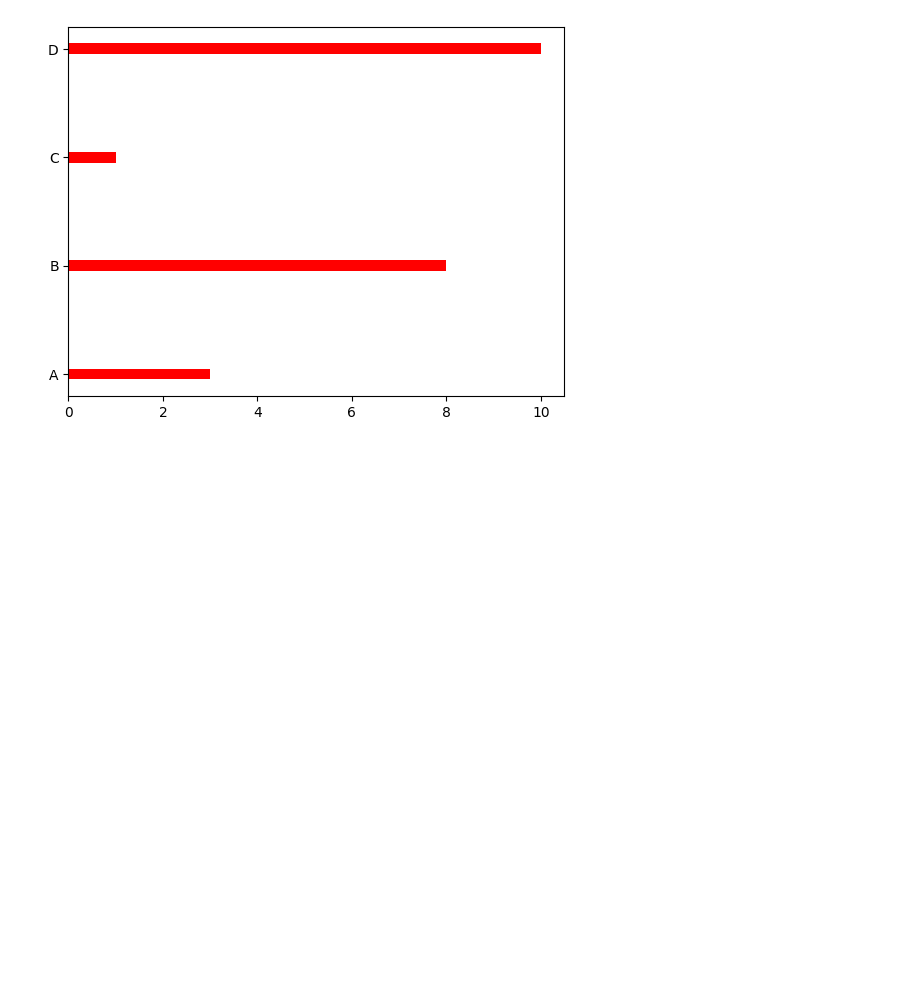
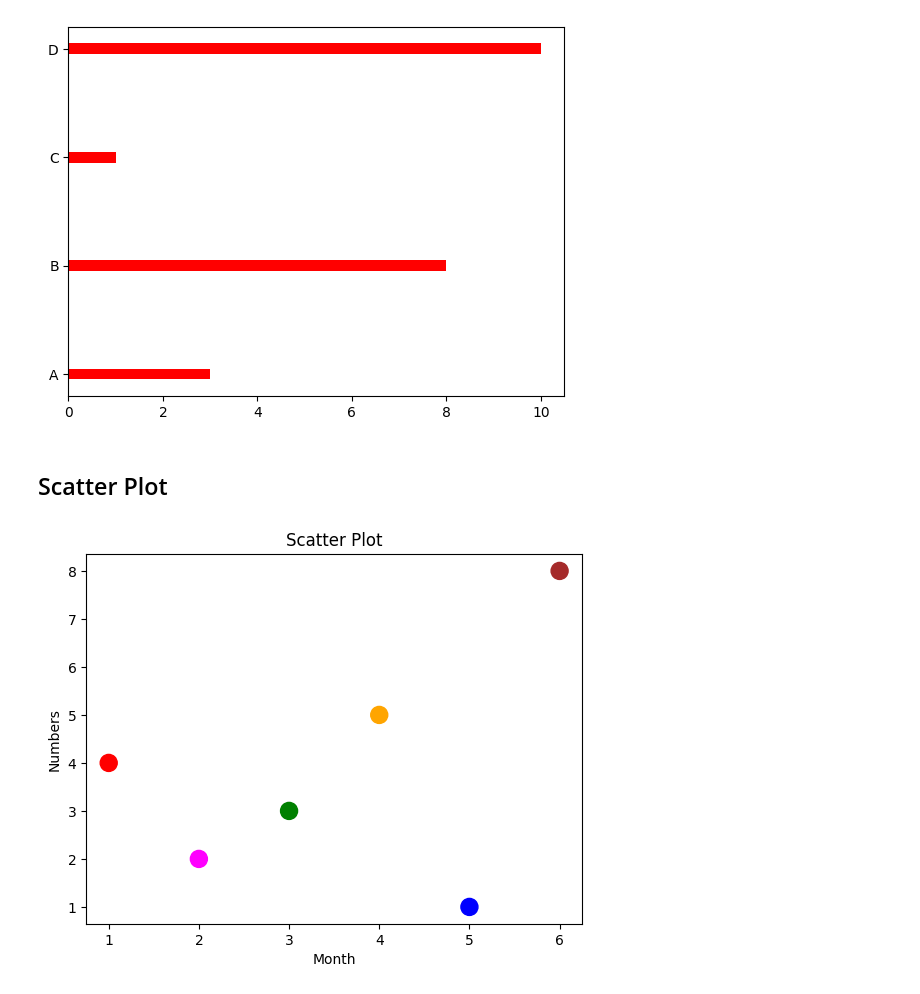
Before and after one commit to KKaranSinghh/Python-Youtube, a Jupyter notebook: I scale youtube/Day- 16-17 Matplotlib.ipynb, the cells around one changed output. Drawn from its saved outputs; the diff is of its cells as text; code cells hidden in the pictures; blank space fills up the shorter version.

```diff
--- a/I scale youtube/Day- 16-17 Matplotlib.ipynb
+++ b/I scale youtube/Day- 16-17 Matplotlib.ipynb
@@ -83,3 +83,5 @@ plt.barh(x,y, color='red', height= 0.1)   # bar color and height
 plt.show()
 # %% [output]
 [figure]
+# %% [markdown]
+## Scatter Plot
@@ -85,0 +90,11 @@ plt.show()
+# %%
+x= [1,2,3,4,5,6]
+y= [4,2,3,5,1,8]
+plt.title('Scatter Plot')
+plt.xlabel('Month')
+plt.ylabel('Numbers')
+c=['red','magenta', 'green','orange', 'blue', 'brown']
+plt.scatter(x,y, color= c, s= 150) # (s=) is for size
+plt.show()
+# %% [output]
+[figure, added]
```
Also changed, not shown: parts of 6 cells of this notebook, 1 other file.
